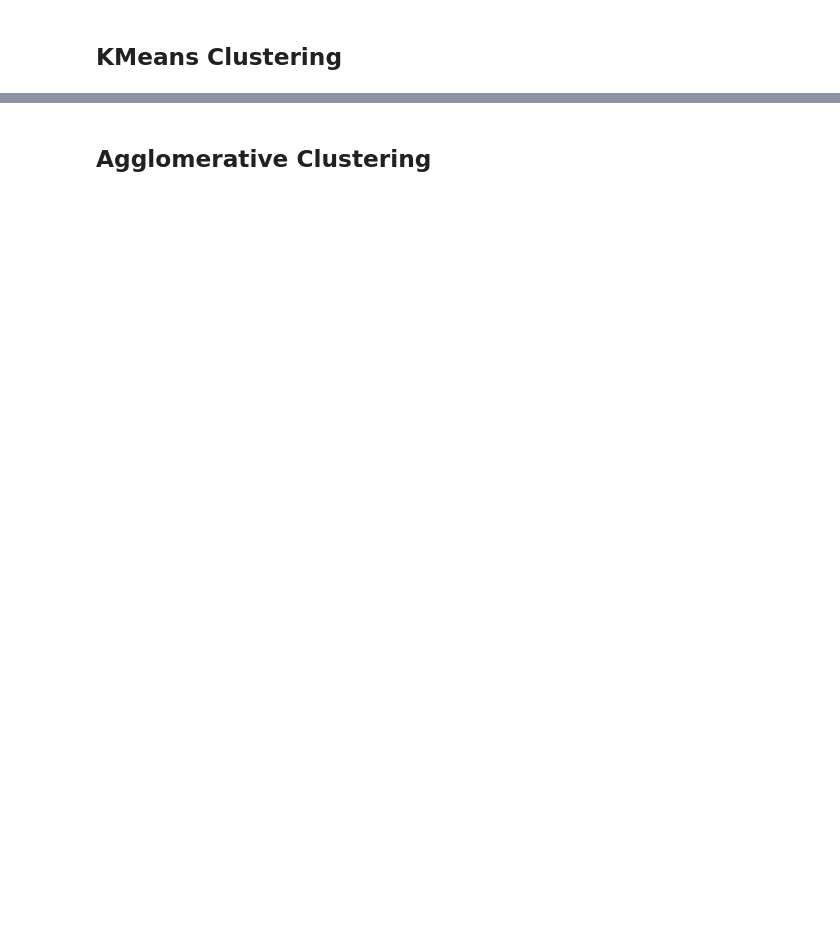
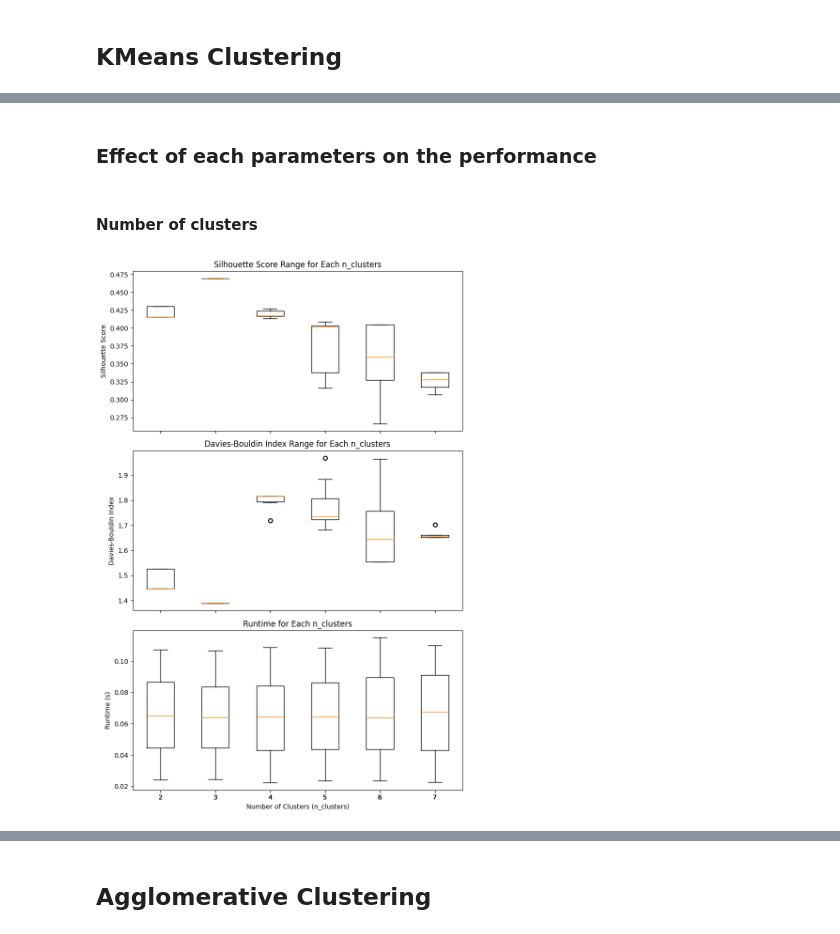
Before and after one commit to MinhNguyen2000/TME_6015, a Jupyter notebook: Assignment_3/TME6015_Assignment3.ipynb, the cells around one changed output, grey strips where cells are left out. Saved outputs shown, nothing was run; the diff lists cells and outputs as text; code cells hidden in the pictures; blank space fills up the shorter version.

```diff
--- a/Assignment_3/TME6015_Assignment3.ipynb
+++ b/Assignment_3/TME6015_Assignment3.ipynb
@@ -148,0 +178,44 @@ The silhouette score of the top 9 results
+# %% [markdown]
+### Effect of each parameters on the performance
+# %% [markdown]
+#### Number of clusters
+# %%
+import matplotlib.pyplot as plt
+
+# Prepare data for silhouette scores: group by n_clusters
+silhouette_data_to_plot = [results_kmeans_df[results_kmeans_df['n_clusters'] == n_cluster]['silhouette_score'].values
+                           for n_cluster in sorted(results_kmeans_df['n_clusters'].unique())]
+
+# Prepare data for Davies-Bouldin scores: group by n_clusters
+db_data_to_plot = [results_kmeans_df[results_kmeans_df['n_clusters'] == n_cluster]['davies_bouldin_score'].values
+                   for n_cluster in sorted(results_kmeans_df['n_clusters'].unique())]
+
+# Prepare data for run time performance
+runtime_data_to_plot = [results_kmeans_df[results_kmeans_df['n_clusters'] == n_cluster]['run_time'].values
+                   for n_cluster in sorted(results_kmeans_df['n_clusters'].unique())]
+
+
+# Create the figure and subplots
+fig, axes = plt.subplots(3, 1, figsize=(8, 12), sharex=True)
+
+# Box plot for silhouette scores
+axes[0].boxplot(silhouette_data_to_plot, positions=sorted(results_kmeans_df['n_clusters'].unique()))
+axes[0].set_title("Silhouette Score Range for Each n_clusters")
+axes[0].set_ylabel("Silhouette Score")
+
+# Box plot for Davies-Bouldin scores
+axes[1].boxplot(db_data_to_plot, positions=sorted(results_kmeans_df['n_clusters'].unique()))
+axes[1].set_title("Davies-Bouldin Index Range for Each n_clusters")
+axes[1].set_ylabel("Davies-Bouldin Index")
+
+# Box plot for Davies-Bouldin scores
+axes[2].boxplot(runtime_data_to_plot, positions=sorted(results_kmeans_df['n_clusters'].unique()))
+axes[2].set_title("Runtime for Each n_clusters")
+axes[2].set_xlabel("Number of Clusters (n_clusters)")
+axes[2].set_ylabel("Runtime (s)")
+
+# Adjust layout
+plt.tight_layout()
+plt.show()
+# %% [output]
+[figure, added]
```
Also changed, not shown: parts of 26 cells of this notebook, 2 other files.
